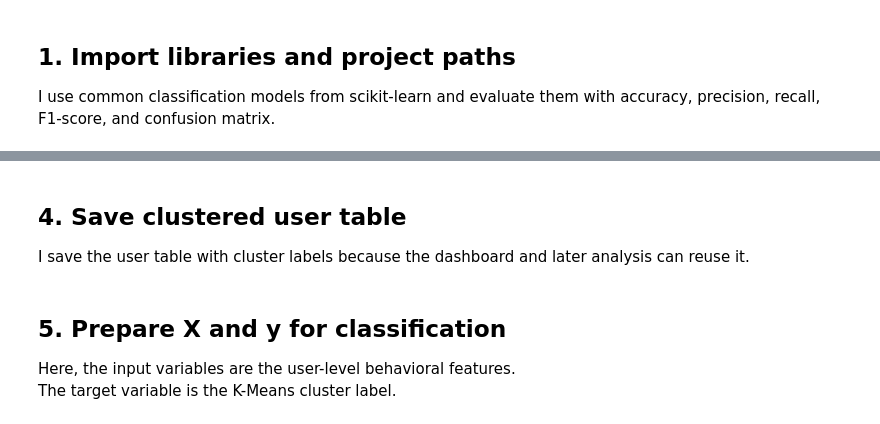
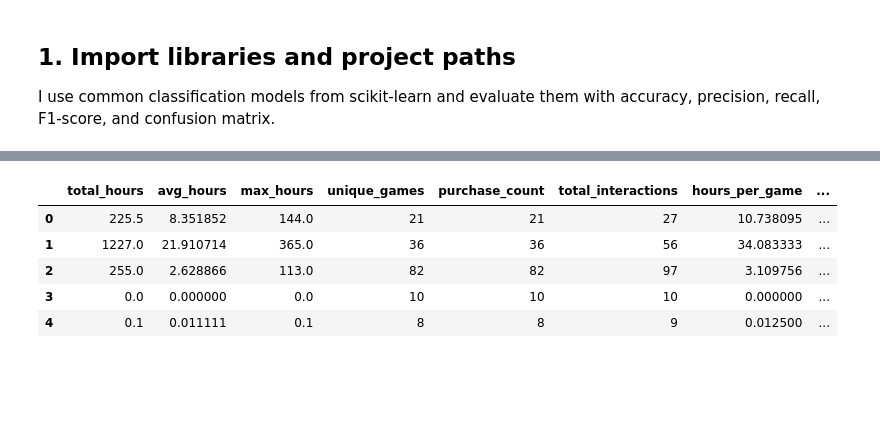
Before and after one commit to ismailozcan1/ds570-final-project, a Jupyter notebook: notebooks/03_modeling_and_evaluation.ipynb, the cells around one changed output, grey strips where cells are left out. Drawn from its saved outputs; the diff is of its cells as text; code cells hidden in the pictures; blank space fills up the shorter version.

```diff
--- a/notebooks/03_modeling_and_evaluation.ipynb
+++ b/notebooks/03_modeling_and_evaluation.ipynb
@@ -59,0 +78,11 @@ This keeps the modeling notebook understandable even if it is opened separately.
+# %%
+cluster_names = {
+    0: "Moderate / Regular Players",
+    1: "Low Engagement / Mostly Purchasers",
+    2: "Broad Library / Collectors",
+    3: "Focused Heavy Players"
+}
+
+clustered_users["cluster_name"] = clustered_users["cluster"].map(cluster_names)
+
+clustered_users[["user_id", "cluster", "cluster_name"]].head()
@@ -60,24 +104,23 @@ This keeps the modeling notebook understandable even if it is opened separately.
 # %%
 feature_columns = [
     "total_hours",
     "avg_hours",
     "max_hours",
     "unique_games",
     "purchase_count",
     "total_interactions",
     "hours_per_game",
     "purchase_ratio"
 ]
 
-X = user_features[feature_columns]
+X = clustered_users[feature_columns]
+y = clustered_users["cluster"]
 
-scaler = StandardScaler()
-X_scaled = scaler.fit_transform(X)
-
-kmeans = KMeans(n_clusters=4, random_state=42, n_init=10)
-cluster_labels = kmeans.fit_predict(X_scaled)
-
-clustered_users = user_features.copy()
-clustered_users["cluster"] = cluster_labels
-
-clustered_users.head()
+X.head()
+# %% [output]
+|  | total_hours | avg_hours | max_hours | unique_games | purchase_count | total_interactions | hours_per_game | ... |
+| 0 | 225.5 | 8.351852 | 144.0 | 21 | 21 | 27 | 10.738095 | ... |
+| 1 | 1227.0 | 21.910714 | 365.0 | 36 | 36 | 56 | 34.083333 | ... |
+| 2 | 255.0 | 2.628866 | 113.0 | 82 | 82 | 97 | 3.109756 | ... |
+| 3 | 0.0 | 0.000000 | 0.0 | 10 | 10 | 10 | 0.000000 | ... |
+| 4 | 0.1 | 0.011111 | 0.1 | 8 | 8 | 9 | 0.012500 | ... |
@@ -86,4 +126,0 @@ clustered_users["cluster"].value_counts().sort_index()
-# %% [markdown]
-## 4. Save clustered user table
-
-I save the user table with cluster labels because the dashboard and later analysis can reuse it.
@@ -96,5 +126,0 @@ clustered_users_path
-# %% [markdown]
-## 5. Prepare X and y for classification
-
-Here, the input variables are the user-level behavioral features.
-The target variable is the K-Means cluster label.
```
Also changed, not shown: parts of 47 cells of this notebook, 1 other file.
